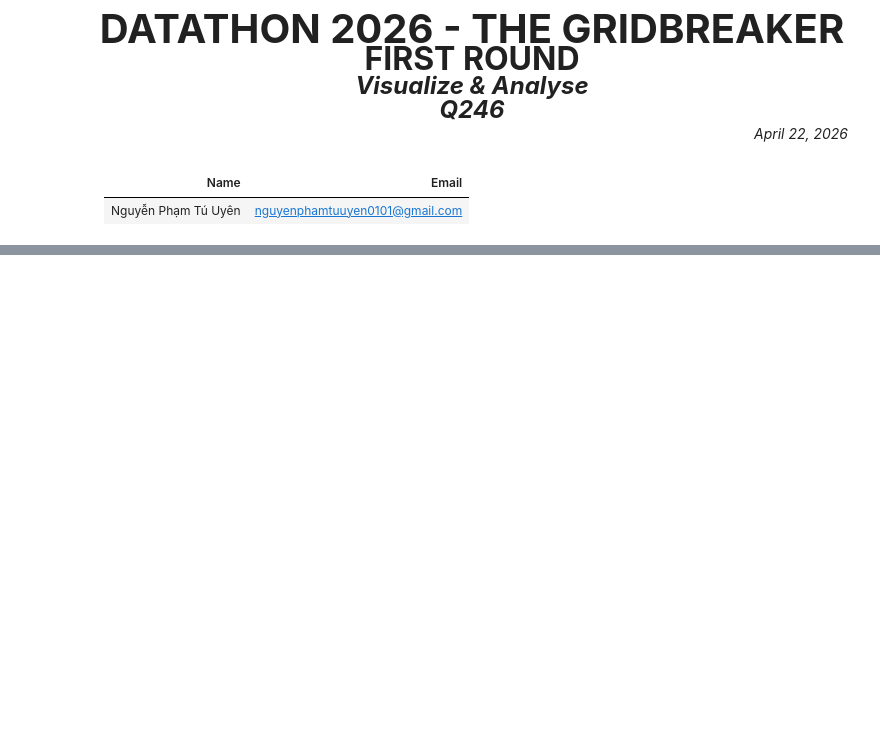
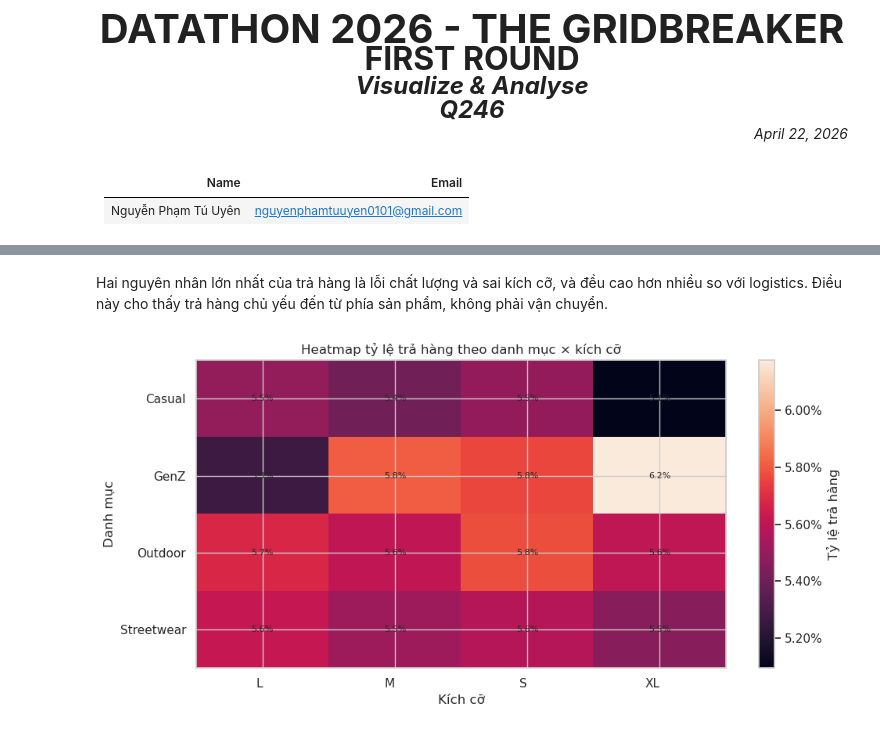
Before and after one commit to ThunderRed1578/DATATHON-2026-THE-GRIDBREAKER, a Jupyter notebook: Part 2 - Visualize & Analyse/Q246.ipynb, the cells around one changed output, grey strips where cells are left out. Cells and saved outputs as stored; diff of their text form; code cells hidden in the pictures; blank space fills up the shorter version.

```diff
--- a/Part 2 - Visualize & Analyse/Q246.ipynb
+++ b/Part 2 - Visualize & Analyse/Q246.ipynb
@@ -53,0 +98,7 @@ II. [** <Header 1> **](#ii)
+# %%
+# Parse date
+orders["order_date"] = pd.to_datetime(orders["order_date"], errors="coerce")
+shipments["ship_date"] = pd.to_datetime(shipments["ship_date"], errors="coerce")
+shipments["delivery_date"] = pd.to_datetime(shipments["delivery_date"], errors="coerce")
+returns["return_date"] = pd.to_datetime(returns["return_date"], errors="coerce")
+reviews["review_date"] = pd.to_datetime(reviews["review_date"], errors="coerce")
@@ -53,0 +285,52 @@ II. [** <Header 1> **](#ii)
+# %% [markdown]
+Hai nguyên nhân lớn nhất của trả hàng là lỗi chất lượng và sai kích cỡ, và đều cao hơn nhiều so với logistics. Điều này cho thấy trả hàng chủ yếu đến từ phía sản phẩm, không phải vận chuyển.
+# %%
+heatmap_data = (
+    df_product.groupby(["category", "size"])
+    .agg(
+        n_items=("order_id", "count"),
+        return_rate=("return_flag", "mean")
+    )
+    .reset_index()
+)
+
+heatmap_data = heatmap_data[heatmap_data["n_items"] >= 20].copy()
+
+heatmap_pivot = heatmap_data.pivot(
+    index="category",
+    columns="size",
+    values="return_rate"
+)
+
+plt.figure(figsize=(10, 5))
+im = plt.imshow(heatmap_pivot, aspect="auto")
+
+plt.title("Heatmap tỷ lệ trả hàng theo danh mục × kích cỡ")
+plt.xlabel("Kích cỡ")
+plt.ylabel("Danh mục")
+
+plt.xticks(
+    ticks=range(len(heatmap_pivot.columns)),
+    labels=heatmap_pivot.columns,
+    ha="right"
+)
+
+plt.yticks(
+    ticks=range(len(heatmap_pivot.index)),
+    labels=heatmap_pivot.index
+)
+
+for i in range(heatmap_pivot.shape[0]):
+    for j in range(heatmap_pivot.shape[1]):
+        val = heatmap_pivot.iloc[i, j]
+        if pd.notna(val):
+            plt.text(j, i, f"{val:.1%}", ha="center", va="center", fontsize=8)
+
+cbar = plt.colorbar(im)
+cbar.ax.yaxis.set_major_formatter(PercentFormatter(1.0))
+cbar.set_label("Tỷ lệ trả hàng")
+
+plt.tight_layout()
+plt.show()
+# %% [output]
+[figure, added]
```
Also changed, not shown: parts of 51 cells of this notebook.
